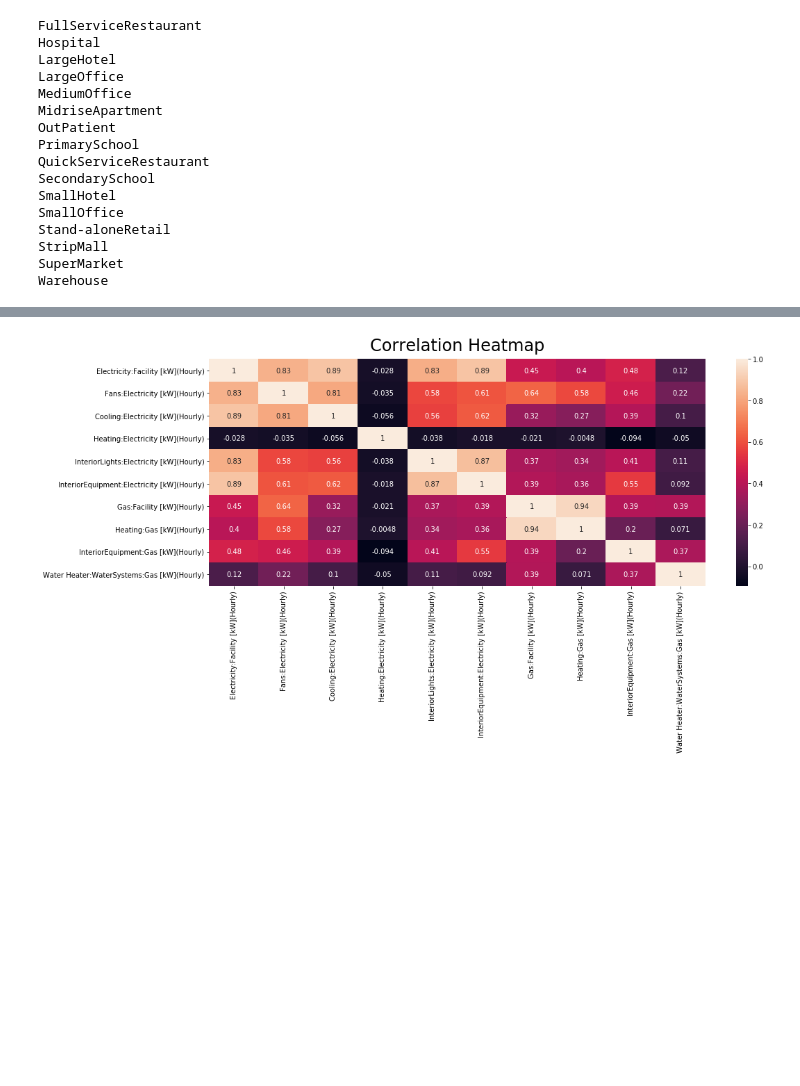
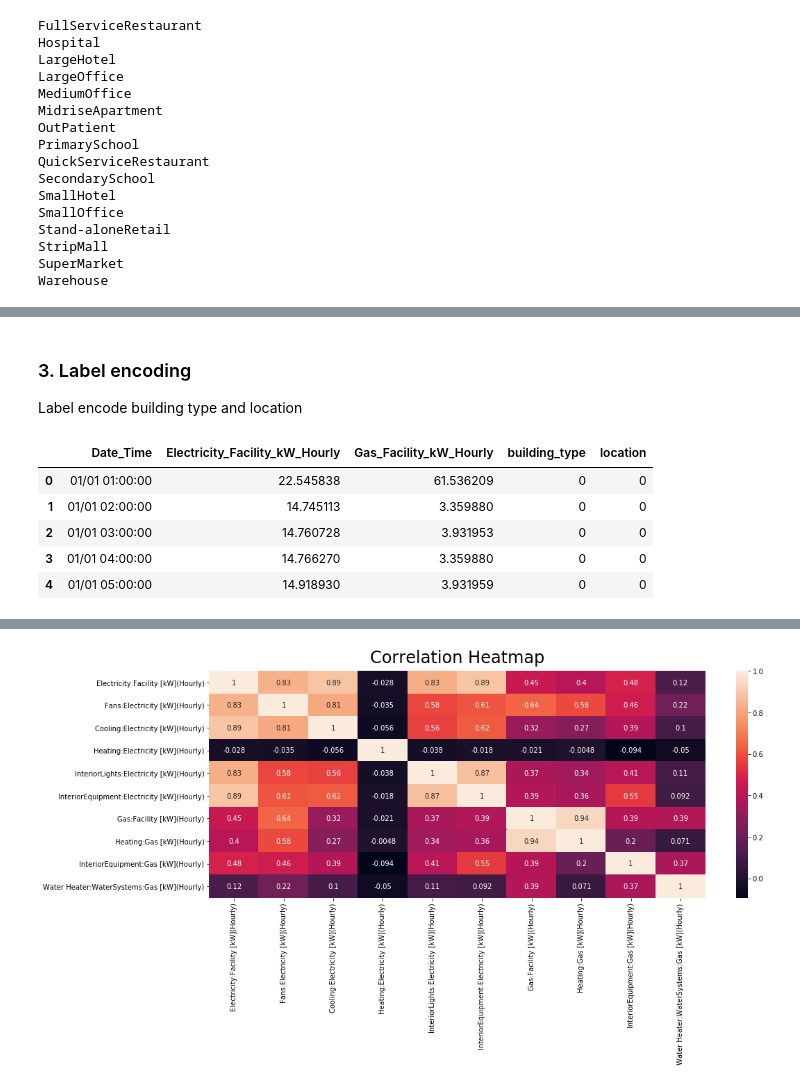
Before and after one commit to dgitts/electric-load-forecasting, a Jupyter notebook: notebooks/david.ipynb, the cells around one changed output, grey strips where cells are left out. Saved outputs shown, nothing was run; the diff lists cells and outputs as text; code cells hidden in the pictures; blank space fills up the shorter version.

```diff
--- a/notebooks/david.ipynb
+++ b/notebooks/david.ipynb
@@ -107,0 +150,15 @@ df.drop(cols_to_remove, inplace=True, axis=1)
+# %% [markdown]
+### 3. Label encoding
+Label encode building type and location
+# %%
+df_aggregate_le = df_aggregate_only.copy()
+df_aggregate_le['building_type'] = LabelEncoder().fit_transform(df_aggregate_le['building_type'].values)
+df_aggregate_le['location']= LabelEncoder().fit_transform(df_aggregate_le['location'].values)
+df_aggregate_le.head()
+# %% [output]
+|  | Date_Time | Electricity_Facility_kW_Hourly | Gas_Facility_kW_Hourly | building_type | location |
+| 0 | 01/01 01:00:00 | 22.545838 | 61.536209 | 0 | 0 |
+| 1 | 01/01 02:00:00 | 14.745113 | 3.359880 | 0 | 0 |
+| 2 | 01/01 03:00:00 | 14.760728 | 3.931953 | 0 | 0 |
+| 3 | 01/01 04:00:00 | 14.766270 | 3.359880 | 0 | 0 |
+| 4 | 01/01 05:00:00 | 14.918930 | 3.931959 | 0 | 0 |
```
Also changed, not shown: parts of 17 cells of this notebook, 1 other file.
